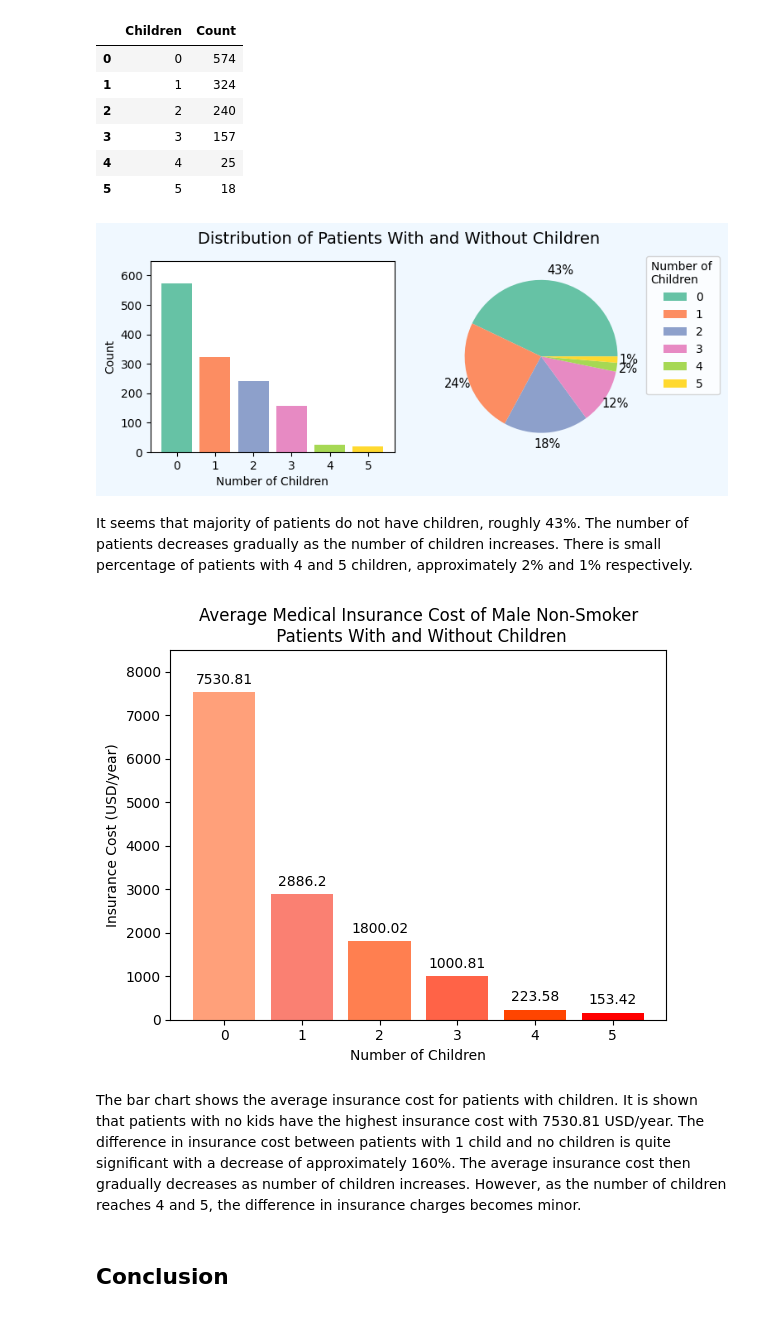
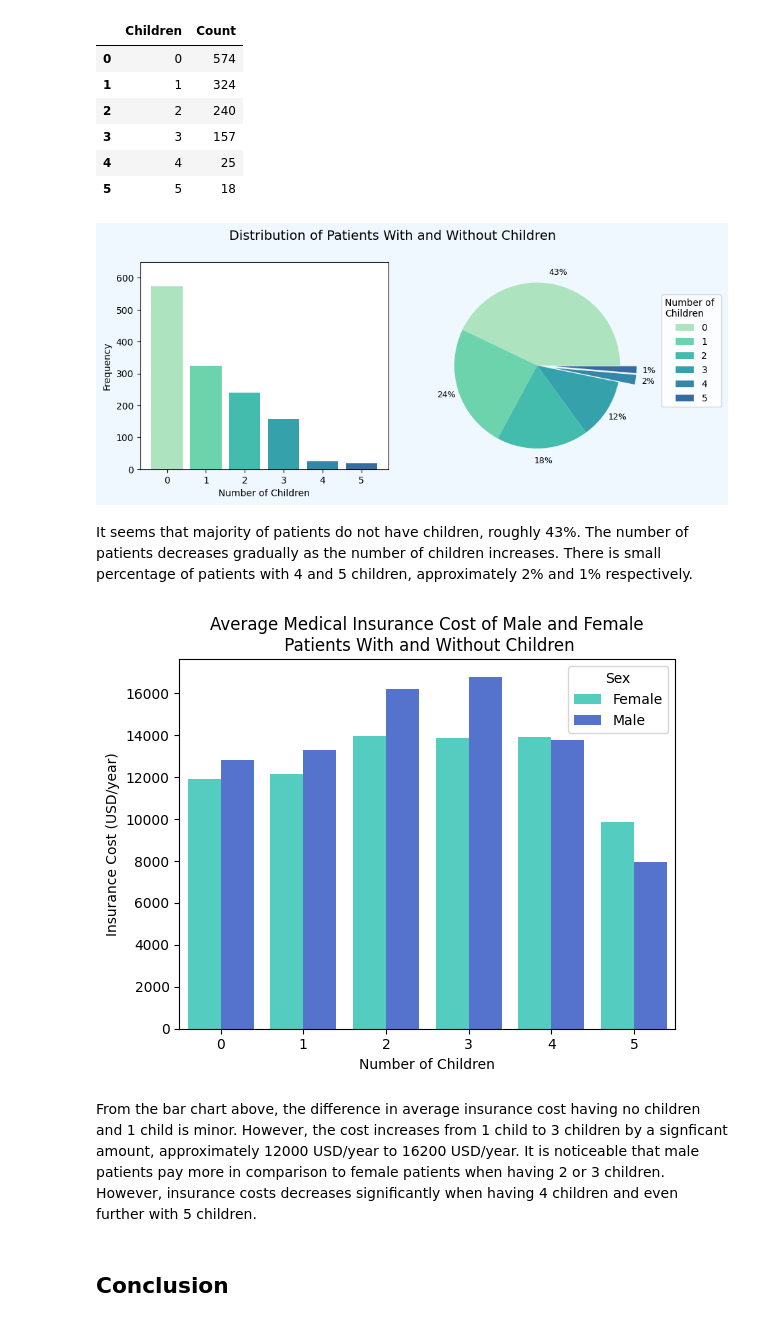
Before and after one commit to LouisThong15/Data-Analysis-Projects, a Jupyter notebook: Medical Insurance Analysis/Medical Insurance Cost Data Analysis.ipynb, the cells around one changed output. Cells and saved outputs as stored; diff of their text form; code cells hidden in the pictures.

```diff
--- a/Medical Insurance Analysis/Medical Insurance Cost Data Analysis.ipynb
+++ b/Medical Insurance Analysis/Medical Insurance Cost Data Analysis.ipynb
@@ -451,22 +441,22 @@ children
 | 5 | 5 | 18 |
 # %%
 # Plotting distribution of patients with children
-fig = plt.figure(facecolor = 'aliceblue', figsize = (8, 3))
+fig = plt.figure(facecolor = 'aliceblue', figsize = (10, 4))
 fig.suptitle("Distribution of Patients With and Without Children", fontsize = 14, y = 1)
-plt.subplots_adjust(wspace=0.1,hspace=0.7)
-children_pie_palette = sns.color_palette("Set2")
+plt.subplots_adjust(wspace=0.1,hspace=0.5)
 
 plt.subplot(1,2,1)
-plt.bar(x = children.Children, height = children.Count, color = children_pie_palette)
+plt.bar(x = children.Children, height = children.Count, color = sns.color_palette("mako_r",10))
 plt.xlabel('Number of Children')
-plt.ylabel('Count')
+plt.ylabel('Frequency')
 plt.ylim(0, 650)
 
 plt.subplot(1,2,2)
-plt.pie(x = children.Count, autopct = '%1.0f%%', pctdistance = 1.15, rotatelabels = True, colors = children_pie_palette, textprops = {'fontsize':10.5})
-plt.legend(children.Children, title = 'Number of \nChildren', loc = (1.05,0.3))
+plt.pie(x = children.Count, autopct = '%1.0f%%', pctdistance = 1.15, rotatelabels = True, colors = sns.color_palette("mako_r",10)
+        , textprops = {'fontsize':9}, explode = [0,0,0,0,0.2,0.2])
+plt.legend(children.Children, title = 'Number of \nChildren', loc = (1.1,0.3))
 plt.show()
 # %% [output]
-[figure, old version]
+[figure, new version]
 # %% [markdown]
 It seems that majority of patients do not have children, roughly 43%. The number of patients decreases gradually as the number of children increases. There is small percentage of patients with 4 and 5 children, approximately 2% and 1% respectively.
@@ -490,19 +463,15 @@ for number_children in children.Children:
 # %%
 # Plotting average medical cost for male non-smokers with children
-color_palette = sns.color_palette("flare", as_cmap=True)
-
-plt.bar(x = children.Children, height = children_total_insurance, color = ['lightsalmon', 'salmon', 'coral', 'tomato', 'orangered'
-                                                                          , 'red'])
-addlabels(children.Children, children_total_insurance)
-plt.title('Average Medical Insurance Cost of Male Non-Smoker\n Patients With and Without Children')
+sns.barplot(data = insurance, x = 'children', y = 'charges', ci = None, hue = 'sex', palette = ['turquoise', 'royalblue'])
+plt.title('Average Medical Insurance Cost of Male and Female\n Patients With and Without Children')
 plt.ylabel('Insurance Cost (USD/year)')
 plt.xlabel('Number of Children')
-plt.ylim(0, 8500)
+plt.legend(title = 'Sex')
 plt.show()
 # %% [output]
-[figure, old version]
+[figure, new version]
 # %% [markdown]
-The bar chart shows the average insurance cost for patients with children. It is shown that patients with no kids have the highest insurance cost with 7530.81 USD/year. The difference in insurance cost between patients with 1 child and no children is quite significant with a decrease of approximately 160%. The average insurance cost then gradually decreases as number of children increases. However, as the number of children reaches 4 and 5, the difference in insurance charges becomes minor.
+From the bar chart above, the difference in average insurance cost having no children and 1 child is minor. However, the cost increases from 1 child to 3 children by a signficant amount, approximately 12000 USD/year to 16200 USD/year. It is noticeable that male patients pay more in comparison to female patients when having 2 or 3 children. However, insurance costs decreases significantly when having 4 children and even further with 5 children.
 # %% [markdown]
 ## Conclusion
 # %% [markdown]
```
Also changed, not shown: parts of 10 cells of this notebook.
